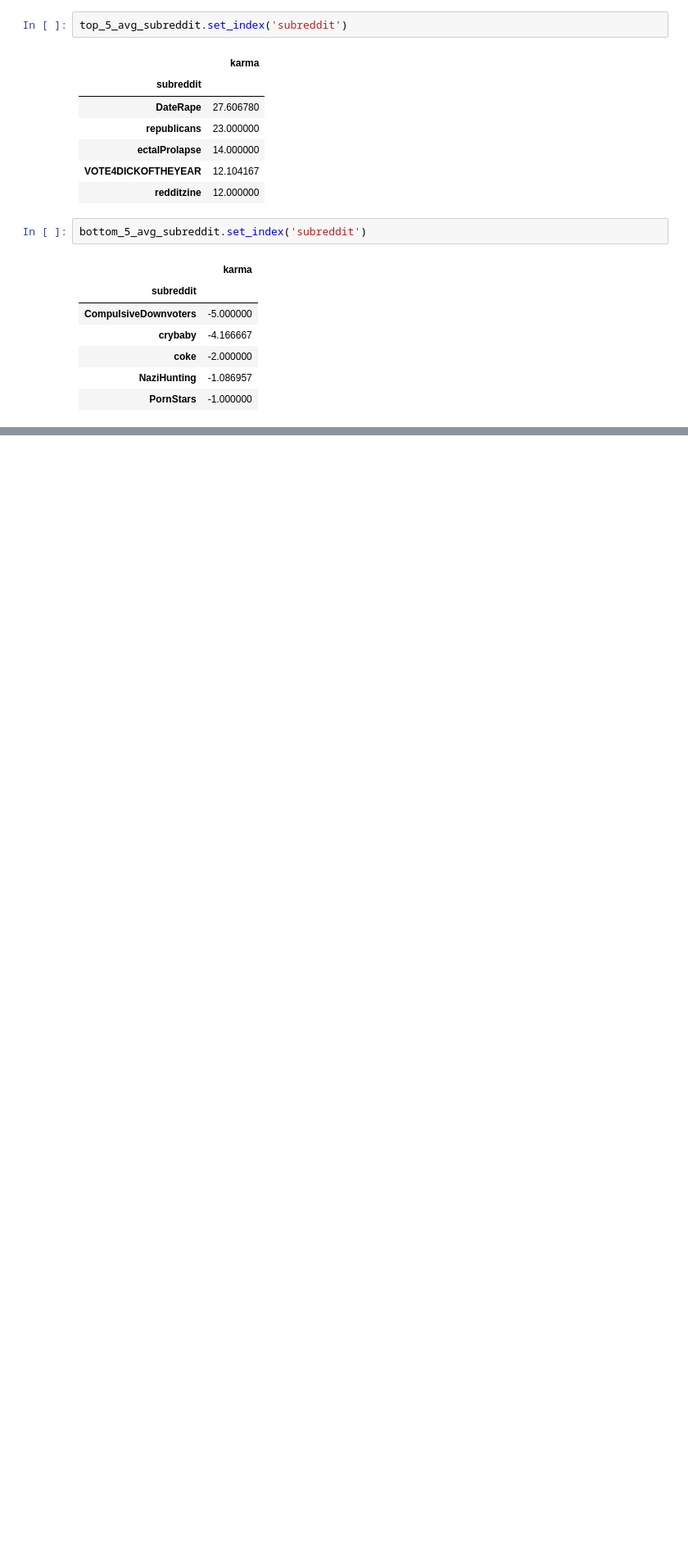
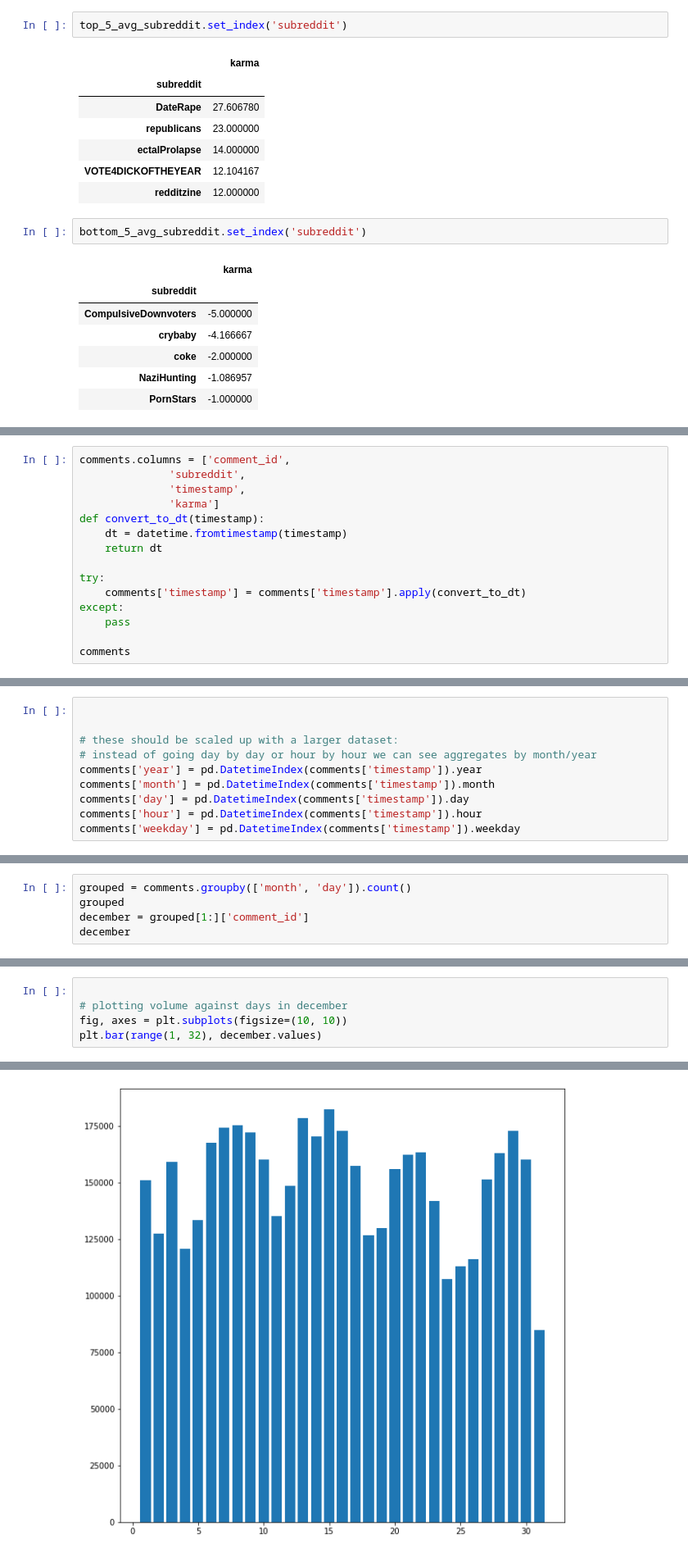
Before and after one commit to scottasut/dsc180b-project, a Jupyter notebook: notebooks/eda.ipynb, the cells around one changed output, grey strips where cells are left out. Shown: that part at 82% size. Drawn from its saved outputs; the diff is of its cells as text; blank space fills up the shorter version.

```diff
--- a/notebooks/eda.ipynb
+++ b/notebooks/eda.ipynb
@@ -150,0 +174,15 @@ subreddit_bins.plot(kind = 'bar', title = 'Average Karma for a Comment by Subred
+# %%
+comments.columns = ['comment_id',
+              'subreddit',
+              'timestamp',
+              'karma']
+def convert_to_dt(timestamp):
+    dt = datetime.fromtimestamp(timestamp)
+    return dt
+
+try:
+    comments['timestamp'] = comments['timestamp'].apply(convert_to_dt)
+except:
+    pass
+
+comments
@@ -150,0 +203,10 @@ subreddit_bins.plot(kind = 'bar', title = 'Average Karma for a Comment by Subred
+# %%
+
+
+# these should be scaled up with a larger dataset:
+# instead of going day by day or hour by hour we can see aggregates by month/year
+comments['year'] = pd.DatetimeIndex(comments['timestamp']).year
+comments['month'] = pd.DatetimeIndex(comments['timestamp']).month
+comments['day'] = pd.DatetimeIndex(comments['timestamp']).day
+comments['hour'] = pd.DatetimeIndex(comments['timestamp']).hour
+comments['weekday'] = pd.DatetimeIndex(comments['timestamp']).weekday
@@ -150,0 +229,5 @@ subreddit_bins.plot(kind = 'bar', title = 'Average Karma for a Comment by Subred
+# %%
+grouped = comments.groupby(['month', 'day']).count()
+grouped
+december = grouped[1:]['comment_id']
+december
@@ -150,0 +260,6 @@ subreddit_bins.plot(kind = 'bar', title = 'Average Karma for a Comment by Subred
+# %%
+
+# plotting volume against days in december
+fig, axes = plt.subplots(figsize=(10, 10))
+plt.bar(range(1, 32), december.values)
+# %% [output]
@@ -150,0 +267 @@ subreddit_bins.plot(kind = 'bar', title = 'Average Karma for a Comment by Subred
+[figure, added]
```
Also changed, not shown: parts of 17 cells of this notebook.
